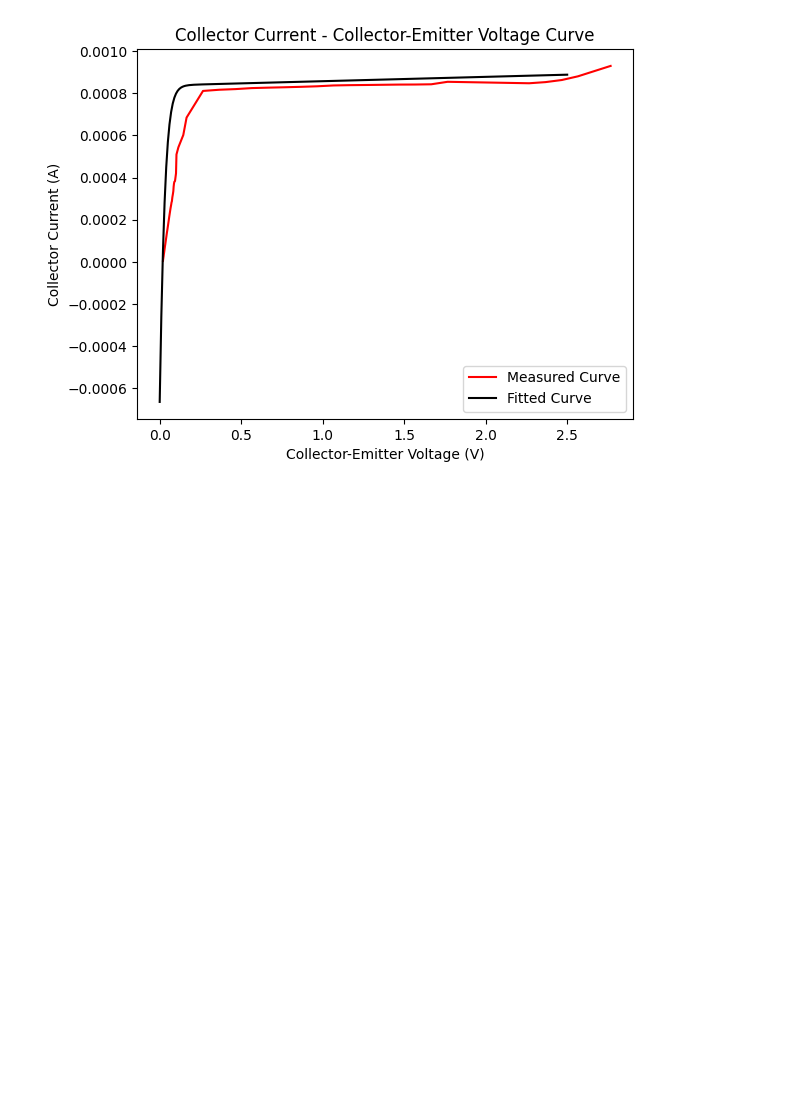
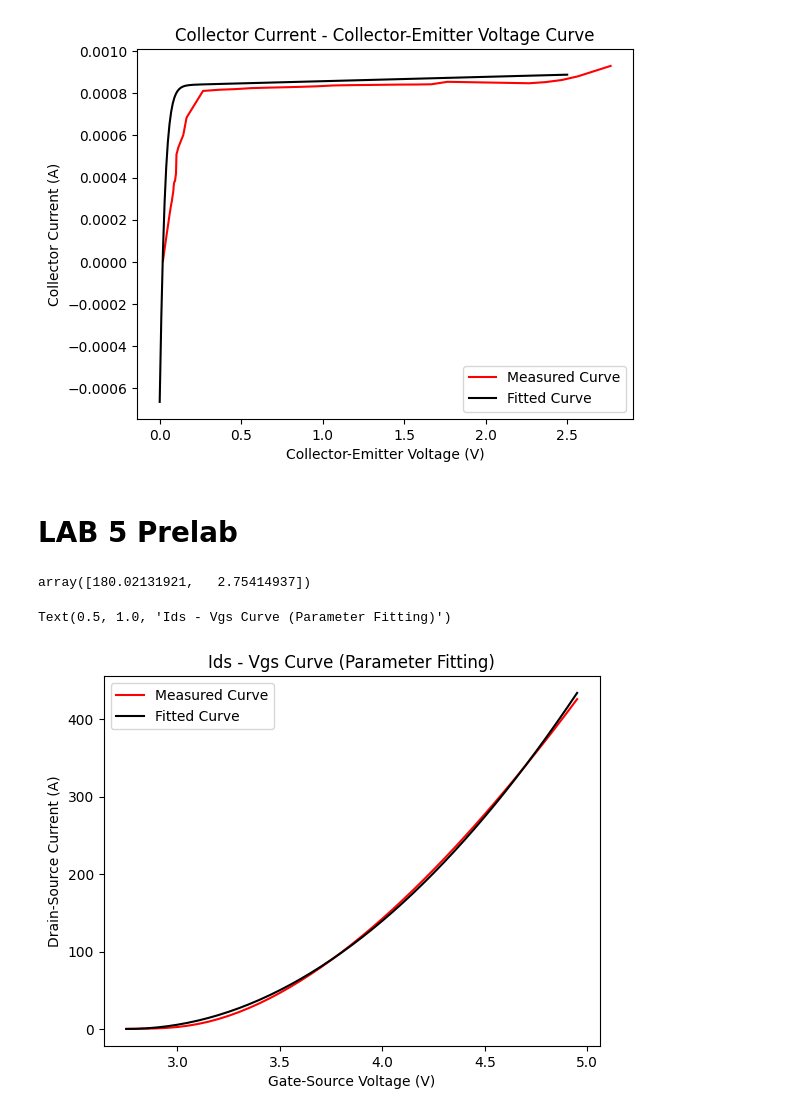
Before and after one commit to BrainConnection/Small_Project, a Jupyter notebook: IEC_LAB.ipynb, the cells around one changed output. Drawn from its saved outputs; the diff is of its cells as text; code cells hidden in the pictures; blank space fills up the shorter version.

```diff
--- a/IEC_LAB.ipynb
+++ b/IEC_LAB.ipynb
@@ -1037,3 +1037,5 @@ plt.title("Collector Current - Collector-Emitter Voltage Curve")
 # %% [output]
 Text(0.5, 1.0, 'Collector Current - Collector-Emitter Voltage Curve')
 [figure]
+# %% [markdown]
+# LAB 5 Prelab
@@ -1039,0 +1154,3 @@ Text(0.5, 1.0, 'Collector Current - Collector-Emitter Voltage Curve')
+# %%
+vgs_tofit = vgs_simul[55:100]
+ids_tofit = ids_simul[55:100]
@@ -1039,0 +1162,14 @@ Text(0.5, 1.0, 'Collector Current - Collector-Emitter Voltage Curve')
+# %%
+popt
+# %% [output]
+array([180.02131921,   2.75414937])
+# %%
+plt.plot(vgs_tofit, ids_tofit, label="Measured Curve", color="red")
+plt.plot(vgs_tofit, 0.5*180.02131921*(vgs_tofit-2.75414937)**2, label="Fitted Curve", color="black")
+plt.ylabel("Drain-Source Current (A)")
+plt.xlabel("Gate-Source Voltage (V)")
+plt.legend()
+plt.title("Ids - Vgs Curve (Parameter Fitting)")
+# %% [output]
+Text(0.5, 1.0, 'Ids - Vgs Curve (Parameter Fitting)')
+[figure, added]
```
Also changed, not shown: parts of 46 cells of this notebook.
